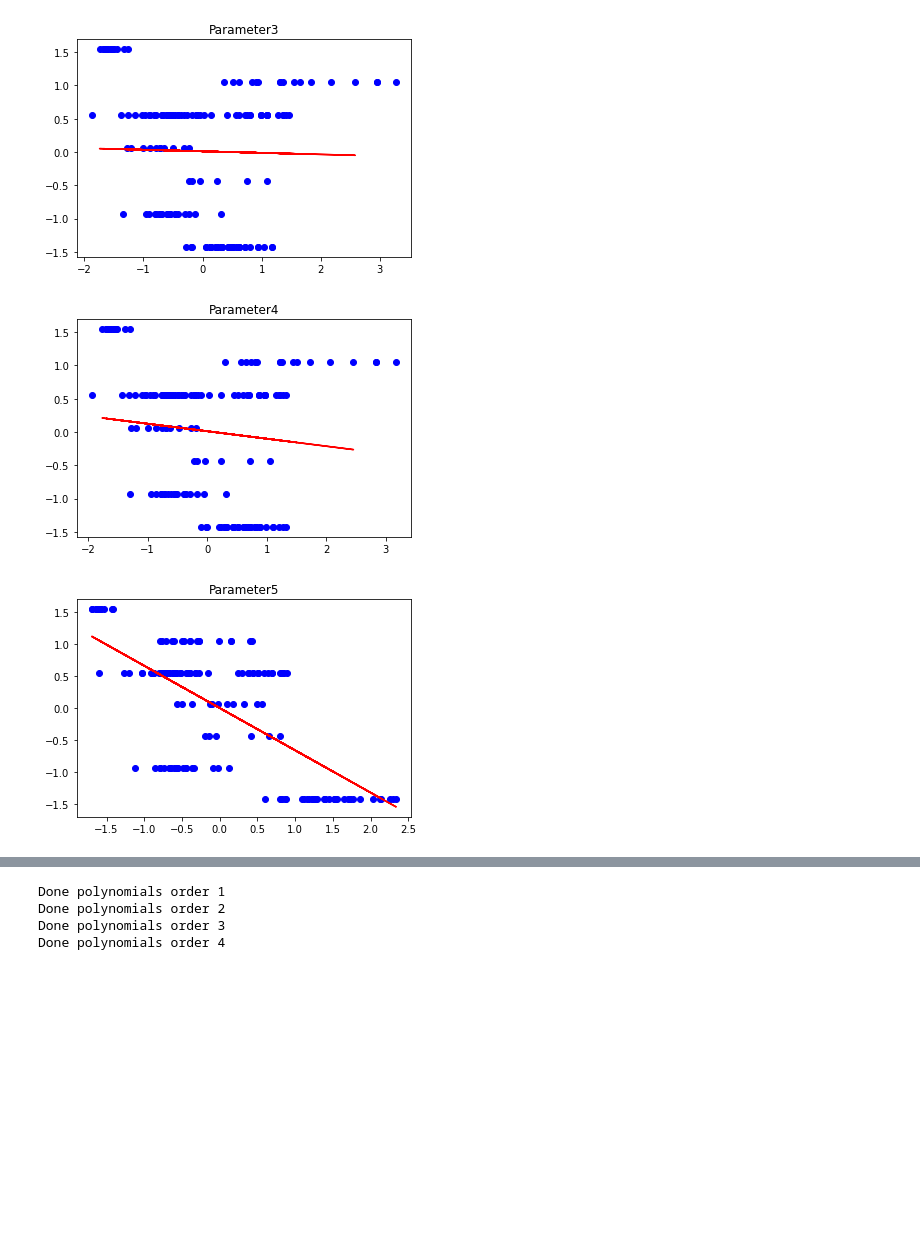
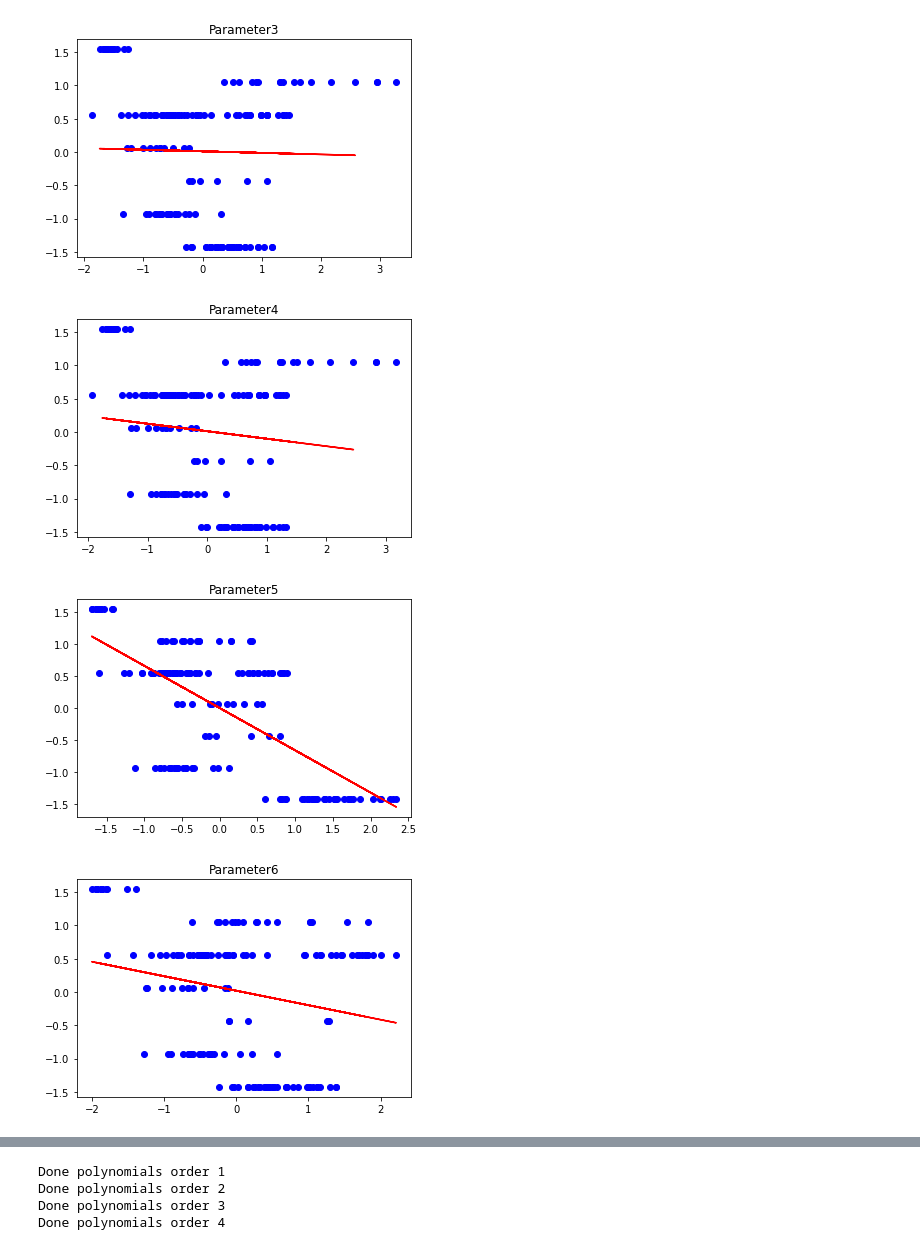
Before and after one commit to hnslmp/machine_learning_ui, a Jupyter notebook: 3.Linear Regression/Linear_Regression.ipynb, the cells around one changed output, grey strips where cells are left out. Saved outputs shown, nothing was run; the diff lists cells and outputs as text; code cells hidden in the pictures; blank space fills up the shorter version.

```diff
--- a/3.Linear Regression/Linear_Regression.ipynb
+++ b/3.Linear Regression/Linear_Regression.ipynb
@@ -22,40 +22,41 @@ x_train, x_test, y_train, y_test = train_test_split(
     x, y, test_size=0.3, random_state=42)
 # %%
 #Linear Regressiuon for each parameter
-lr = linear_model.LinearRegression(normalize=True)
+lr = linear_model.LinearRegression()
 
 lr_r2 = []
 lr_error = []
 
-for i in range(0,5):
+for i in range(0,6):
     X = x[:,i]
     X = X.reshape(-1,1)
     lr_x_train, lr_x_test, lr_y_train, lr_y_test = train_test_split(
         X, y, test_size=0.3, random_state=42)
 
     lr.fit(lr_x_train,lr_y_train)
 
     score_r2_train = lr.score(lr_x_train, lr_y_train)
     score_r2_test = lr.score(lr_x_test, lr_y_test)
     lr_r2.append((i+1, score_r2_train, score_r2_test))
     score_error_train = mean_squared_error(lr_y_train,lr.predict(lr_x_train),squared=False)
     score_error_test = mean_squared_error(lr_y_test,lr.predict(lr_x_test),squared=False)
     lr_error.append((i+1, score_error_train, score_error_test))
 
     #Plot Linear
     fig, ax = plt.subplots()
     ax.scatter(X,y,color='blue');
     ax.plot(lr_x_test, lr.predict(lr_x_test),color='red');
     title = "Parameter" + str((i+1))
     ax.set(title=title);
 
 # lr_r2 = np.asarray(lr_r2)
 # lr_error = np.asarray(lr_error)
 # %% [output]
 [figure]
 [figure]
 [figure]
 [figure]
 [figure]
+[figure, added]
 # %%
 #Multivariate Linear Regression
```
Also changed, not shown: parts of 4 cells of this notebook.
